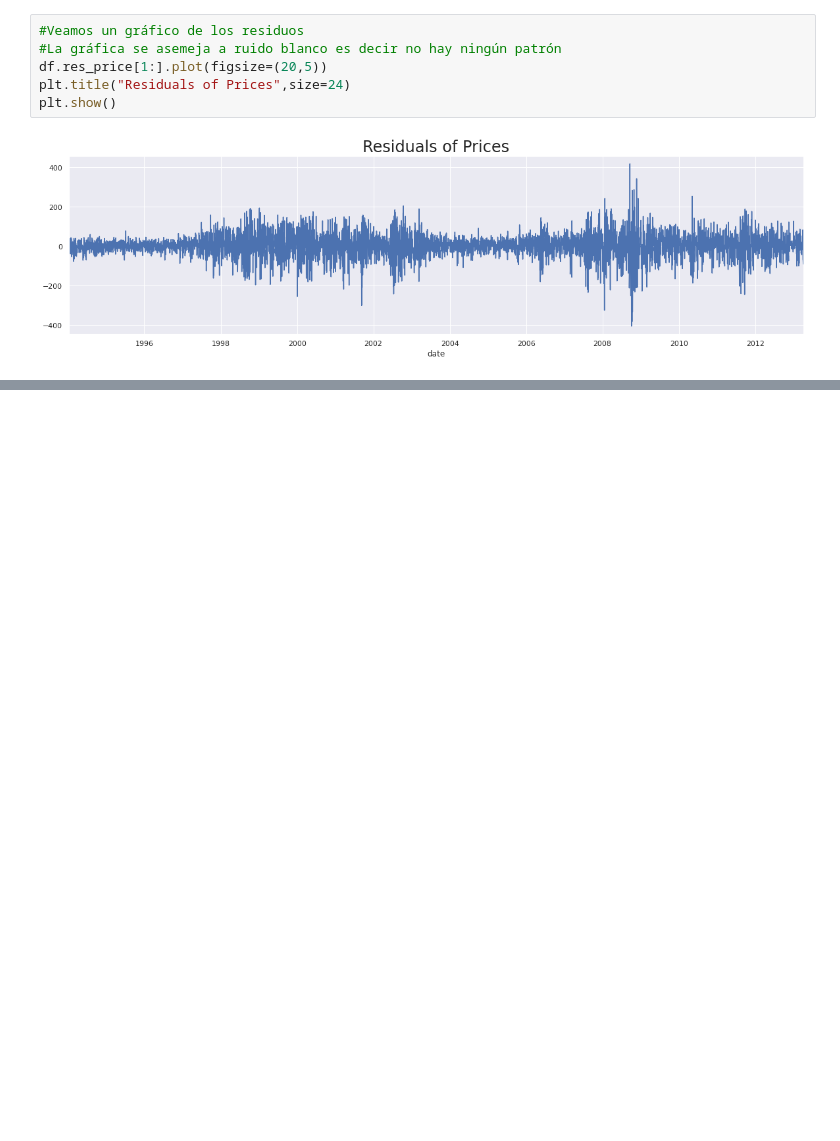
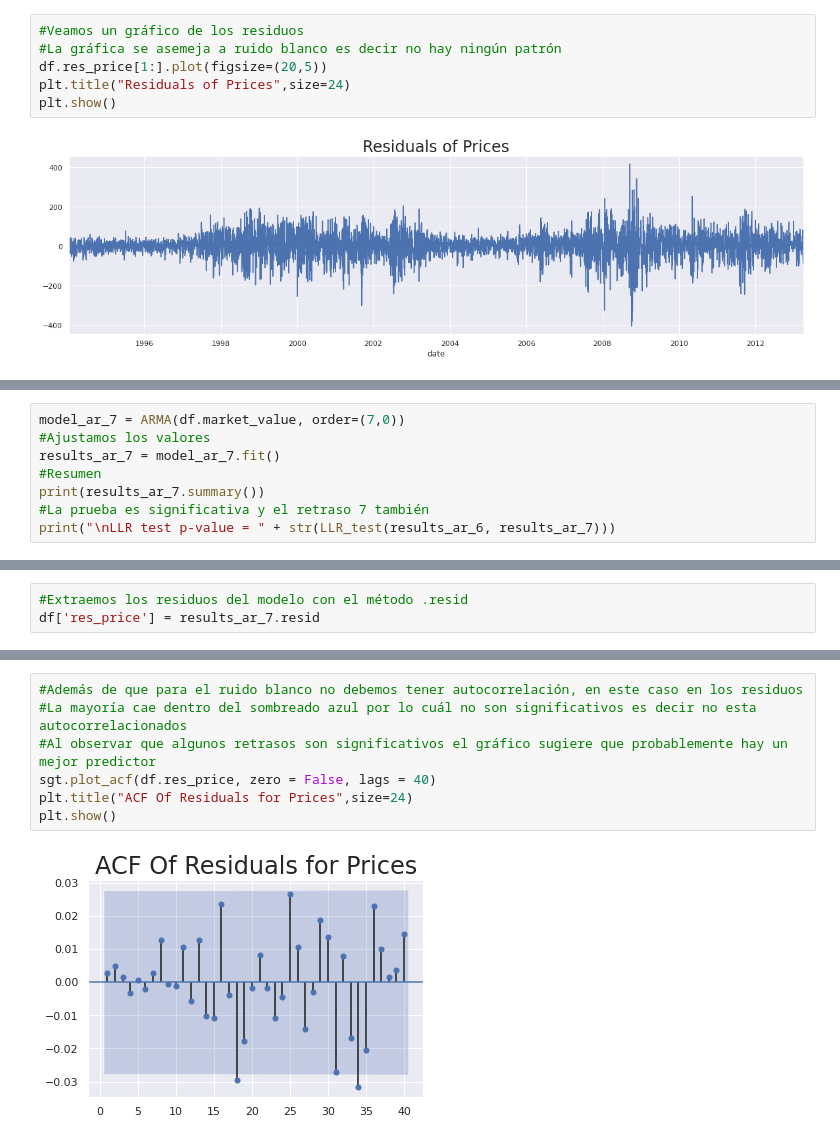
Before and after one commit to virf96/Proyectos, a Jupyter notebook: Consideraciones_y_Modelo_autorregresivo_AR_Precios.ipynb, the cells around one changed output, grey strips where cells are left out. Saved outputs shown, nothing was run; the diff lists cells and outputs as text; blank space fills up the shorter version.

```diff
--- a/Consideraciones_y_Modelo_autorregresivo_AR_Precios.ipynb
+++ b/Consideraciones_y_Modelo_autorregresivo_AR_Precios.ipynb
@@ -530,0 +782,8 @@ plt.show()
+# %%
+model_ar_7 = ARMA(df.market_value, order=(7,0))
+#Ajustamos los valores
+results_ar_7 = model_ar_7.fit()
+#Resumen
+print(results_ar_7.summary())
+#La prueba es significativa y el retraso 7 también
+print("\nLLR test p-value = " + str(LLR_test(results_ar_6, results_ar_7)))
@@ -530,0 +840,3 @@ plt.show()
+# %%
+#Extraemos los residuos del modelo con el método .resid
+df['res_price'] = results_ar_7.resid
@@ -530,0 +867,9 @@ plt.show()
+# %%
+#Además de que para el ruido blanco no debemos tener autocorrelación, en este caso en los residuos
+#La mayoría cae dentro del sombreado azul por lo cuál no son significativos es decir no esta autocorrelacionados
+#Al observar que algunos retrasos son significativos el gráfico sugiere que probablemente hay un mejor predictor
+sgt.plot_acf(df.res_price, zero = False, lags = 40)
+plt.title("ACF Of Residuals for Prices",size=24)
+plt.show()
+# %% [output]
+[figure, added]
```
Also changed, not shown: parts of 23 cells of this notebook.
